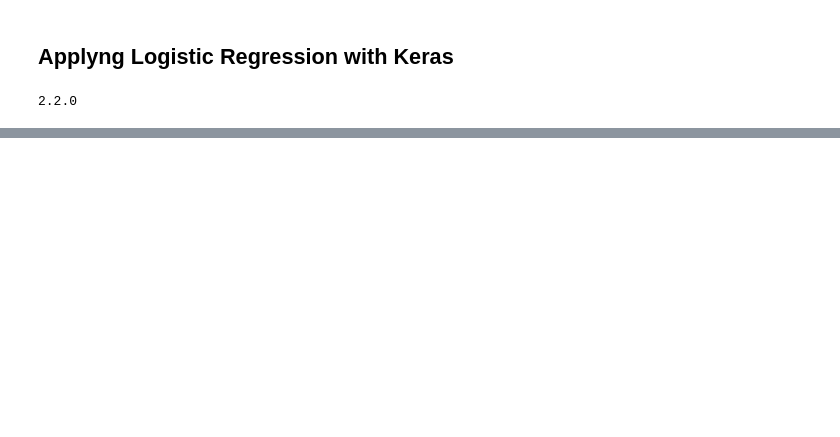
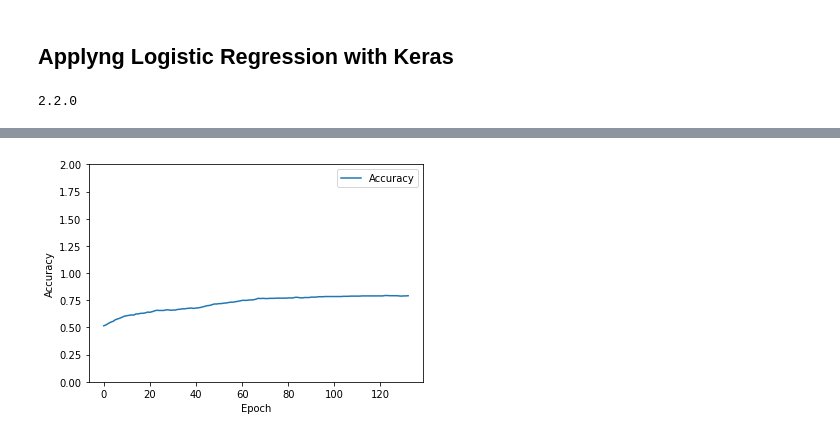
Before and after one commit to RafaDias/diabetes-analysis, a Jupyter notebook: Diabetes_Analysis.ipynb, the cells around one changed output, grey strips where cells are left out. Cells and saved outputs as stored; diff of their text form; code cells hidden in the pictures; blank space fills up the shorter version.

```diff
--- a/Diabetes Analysis.ipynb
+++ b/Diabetes_Analysis.ipynb
@@ -152,2 +269,13 @@ Trainable params: 18
 Non-trainable params: 0
 _________________________________________________________________
+# %%
+# This callback will stop the training when there is no improvement in
+# the validation accuracy for 10 consecutive epochs.
+
+callback_EarlyStop = tf.keras.callbacks.EarlyStopping(monitor='accuracy', patience=10)
+# %%
+# Training
+
+EPOCHS = 1000
+
+history = model.fit(normed_train_data, train_labels, epochs=EPOCHS, callbacks=[callback_EarlyStop])
@@ -153,0 +300,4 @@ _________________________________________________________________
+# %%
+hist = pd.DataFrame(history.history)
+hist['epoch'] = history.epoch
+hist.tail()
@@ -153,0 +311,17 @@ _________________________________________________________________
+# %%
+def plot_history(history):
+    hist = pd.DataFrame(history.history)
+    hist['epoch'] = history.epoch
+
+    plt.figure()
+    plt.xlabel('Epoch')
+    plt.ylabel('Accuracy')
+    plt.plot(hist['epoch'], hist['accuracy'],
+           label='Accuracy')
+    plt.ylim([0,2])
+    plt.legend()
+
+
+plot_history(history)
+# %% [output]
+[figure, added]
```
Also changed, not shown: parts of 18 cells of this notebook.
